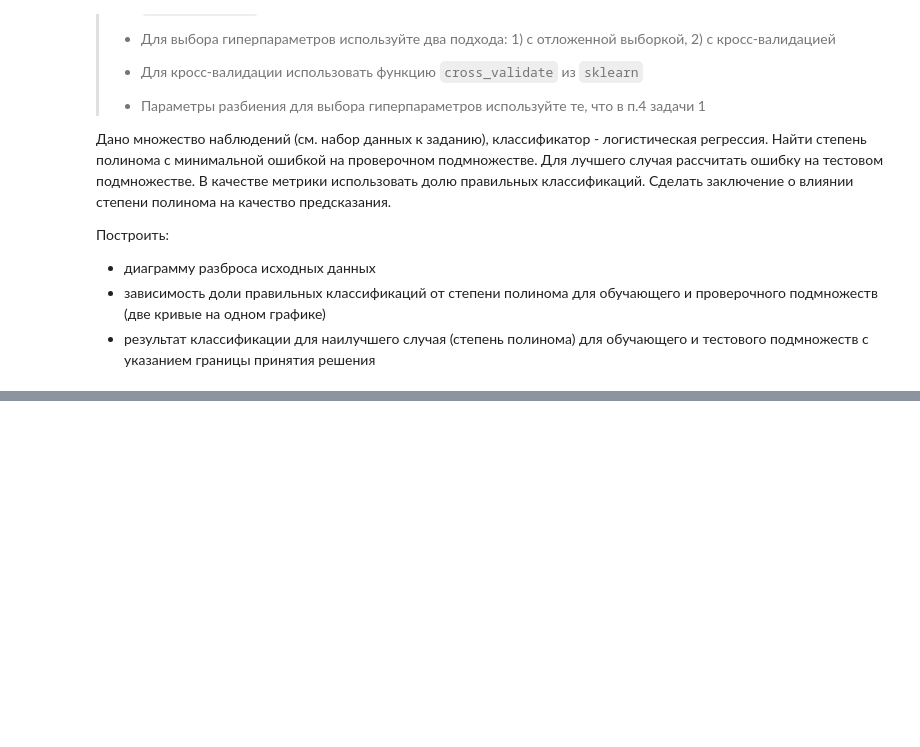
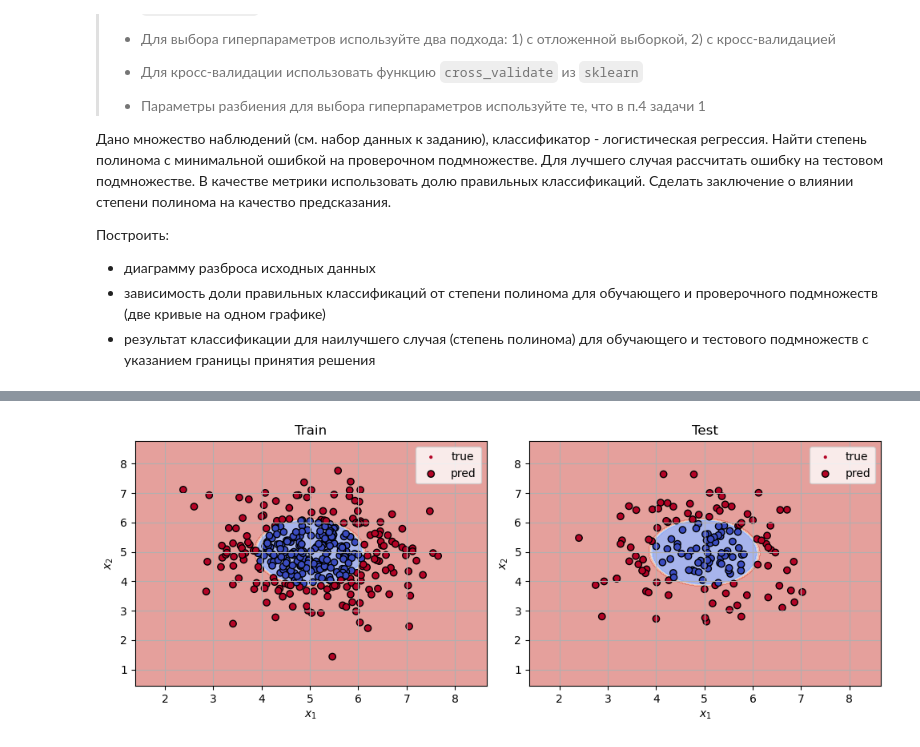
Before and after one commit to The-Humble-Guy/mlassignments, a Jupyter notebook: notebooks/A2_IU21_Kutsenko_2_3.ipynb, the cells around one changed output, grey strips where cells are left out. Saved outputs shown, nothing was run; the diff lists cells and outputs as text; code cells hidden in the pictures; blank space fills up the shorter version.

```diff
--- a/notebooks/A2_IU21_Kutsenko_2_3.ipynb
+++ b/notebooks/A2_IU21_Kutsenko_2_3.ipynb
@@ -684,0 +914,41 @@ for alpha in ALPHAS:
+# %%
+fig, axes = plt.subplots(1, 2, figsize=[10,4])
+
+disp = DecisionBoundaryDisplay.from_estimator(
+    pipeline, X,
+    grid_resolution=1000,
+    xlabel="X1",
+    ylabel="X2",
+    cmap="coolwarm",
+    response_method="predict_proba",
+    alpha=0.5,
+    ax=axes[0]
+)
+
+y_train__pred = pipeline.predict(X_train)
+y_test__pred = pipeline.predict(X_test)
+
+axes[0].set_title("Train")
+axes[0].set_xlabel("$x_1$")
+axes[0].set_ylabel("$x_2$")
+sc_train = axes[0].scatter(X_train[:, 0], X_train[:, 1], c=y_train__pred, cmap="coolwarm", s=4, label="true")
+axes[0].scatter(X_train[:, 0], X_train[:, 1], c=y_train__pred, cmap="coolwarm", edgecolor="k", label="pred")
+axes[0].legend()
+# fig.colorbar(sc_train, cmap="coolwarm")
+axes[0].grid(True)
+
+disp.plot(ax=axes[1], alpha=0.5, cmap="coolwarm")
+axes[1].set_title("Test")
+axes[1].set_xlabel("$x_1$")
+axes[1].set_ylabel("$x_2$")
+sc_test = axes[1].scatter(X_test[:, 0], X_test[:, 1], c=y_test, cmap="coolwarm", s=4, label="true")
+axes[1].scatter(X_test[:, 0], X_test[:, 1], c=y_test__pred, cmap="coolwarm", edgecolor="k", label="pred")
+axes[1].legend()
+# fig.colorbar(sc_test, cmap="coolwarm")
+axes[1].grid(True)
+
+fig.tight_layout()
+
+plt.show()
+# %% [output]
+[figure, added]
```
Also changed, not shown: parts of 26 cells of this notebook, 1 other file.
